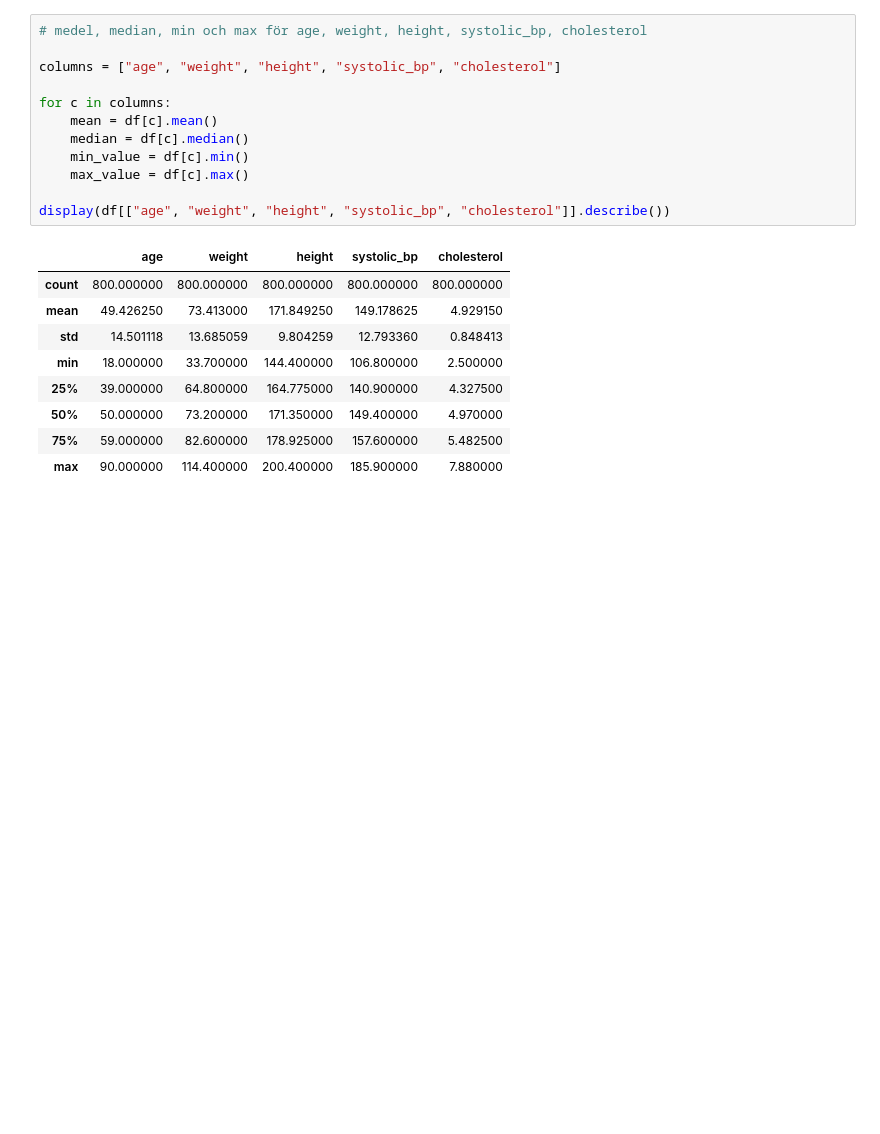
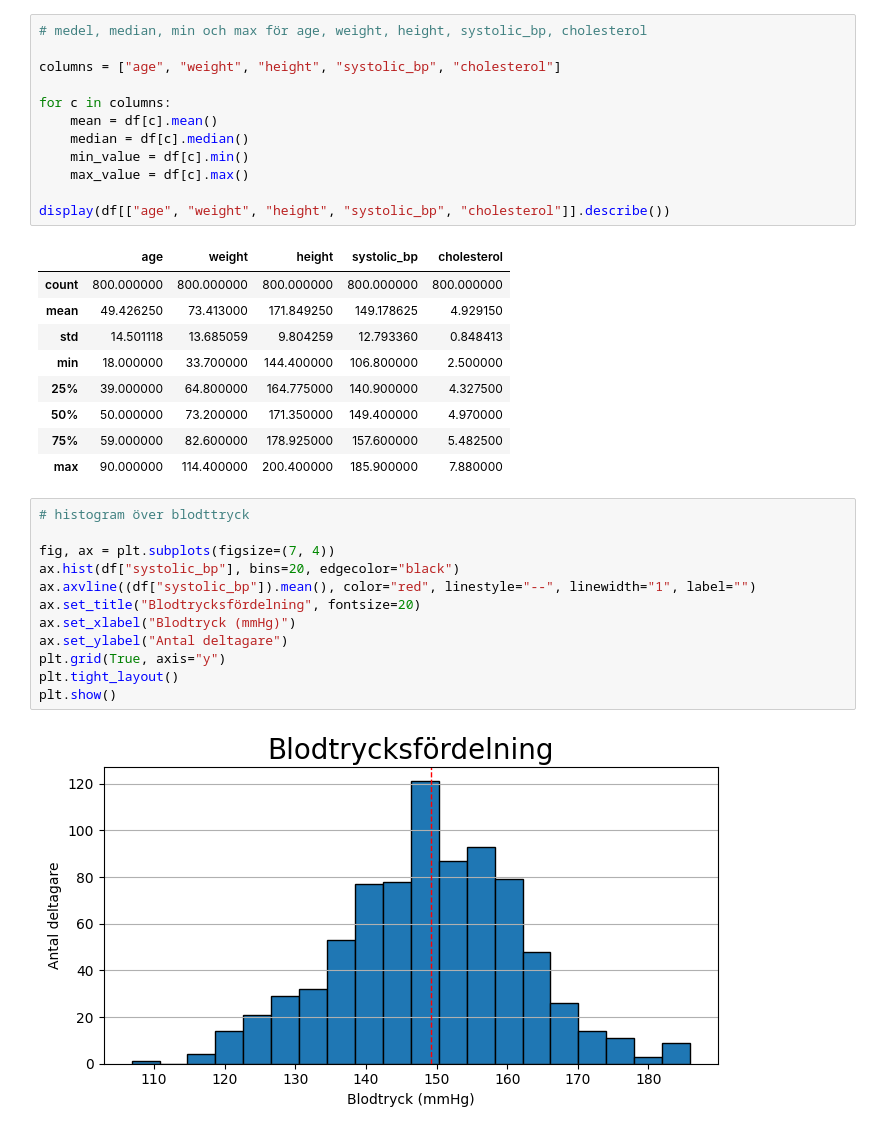
Before and after one commit to MagdalenaPersson/health-study, a Jupyter notebook: report.ipynb, the cells around one changed output. Drawn from its saved outputs; the diff is of its cells as text; blank space fills up the shorter version.

Commit message:
added hist over systolic_bp

```diff
--- a/report.ipynb
+++ b/report.ipynb
@@ -98,3 +98,17 @@ display(df[["age", "weight", "height", "systolic_bp", "cholesterol"]].describe()
 | 50% | 50.000000 | 73.200000 | 171.350000 | 149.400000 | 4.970000 |
 | 75% | 59.000000 | 82.600000 | 178.925000 | 157.600000 | 5.482500 |
 | max | 90.000000 | 114.400000 | 200.400000 | 185.900000 | 7.880000 |
+# %%
+# histogram över blodttryck
+
+fig, ax = plt.subplots(figsize=(7, 4))
+ax.hist(df["systolic_bp"], bins=20, edgecolor="black")
+ax.axvline((df["systolic_bp"]).mean(), color="red", linestyle="--", linewidth="1", label="")
+ax.set_title("Blodtrycksfördelning", fontsize=20)
+ax.set_xlabel("Blodtryck (mmHg)")
+ax.set_ylabel("Antal deltagare")
+plt.grid(True, axis="y")
+plt.tight_layout()
+plt.show()
+# %% [output]
+[figure, added]
```
